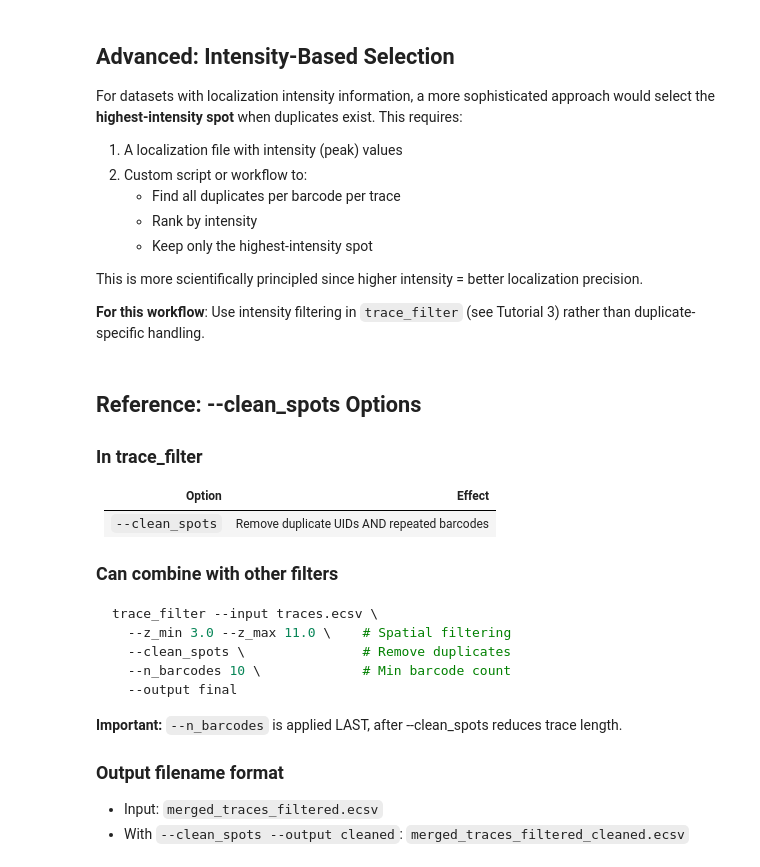
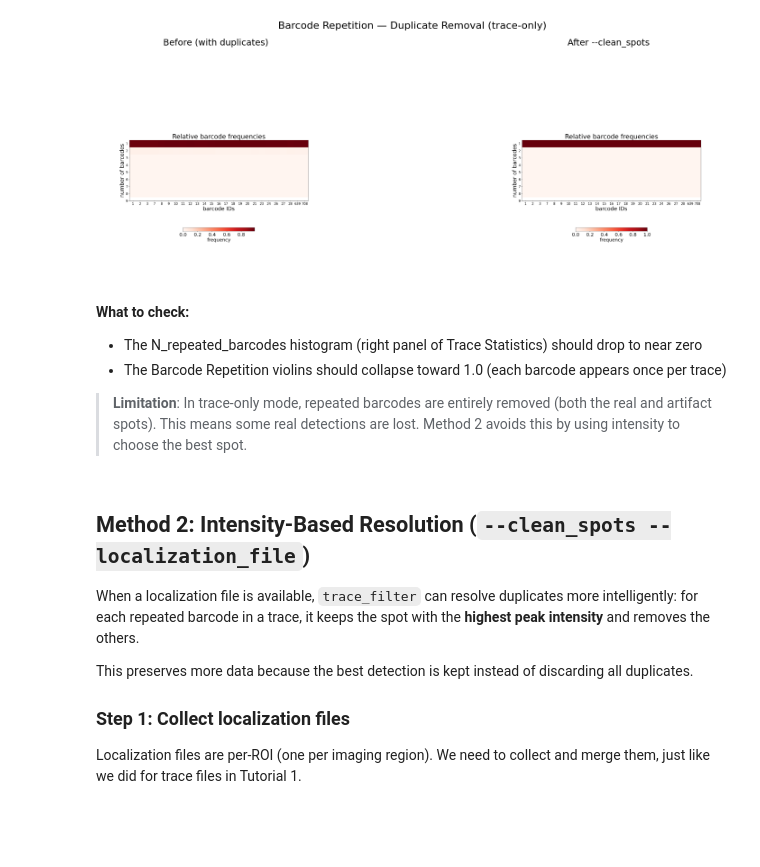
Before and after one commit to pyHi-M/traceratops, a Jupyter notebook: docs/source/tutorials/tutorial_04_filter_duplicates.ipynb, the cells around one changed output. Cells and saved outputs as stored; diff of their text form; code cells hidden in the pictures; blank space fills up the shorter version.

Commit message:
Refactor tutorial_04

````diff
--- a/docs/source/tutorials/tutorial_04_filter_duplicates.ipynb
+++ b/docs/source/tutorials/tutorial_04_filter_duplicates.ipynb
@@ -146,39 +113,34 @@ The `--clean_spots` flag removes:
+# %%
+# Before vs after: Barcode Repetition Frequencies
+before = f"{dest_path}/merged_traces_relative_barcode_frequencies.png"
+after = f"{dest_path}/merged_traces_cleaned_relative_barcode_frequencies.png"
+
+fig, axes = plt.subplots(1, 2, figsize=(20, 6))
+for ax, f, title in zip(axes, [before, after],
+                         ["Before (with duplicates)", "After --clean_spots"]):
+    ax.imshow(mpimg.imread(f))
+    ax.set_title(title, fontsize=14)
+    ax.axis('off')
+fig.suptitle("Barcode Repetition — Duplicate Removal (trace-only)", fontsize=16)
+plt.tight_layout()
+plt.show()
+# %% [output]
+[figure, added]
 # %% [markdown]
-## Advanced: Intensity-Based Selection
+**What to check:**
+- The N_repeated_barcodes histogram (right panel of Trace Statistics) should drop to near zero
+- The Barcode Repetition violins should collapse toward 1.0 (each barcode appears once per trace)
 
-For datasets with localization intensity information, a more sophisticated approach would select the **highest-intensity spot** when duplicates exist. This requires:
-
-1. A localization file with intensity (peak) values
-2. Custom script or workflow to:
-   - Find all duplicates per barcode per trace
-   - Rank by intensity
-   - Keep only the highest-intensity spot
-
-This is more scientifically principled since higher intensity = better localization precision.
-
-**For this workflow**: Use intensity filtering in `trace_filter` (see Tutorial 3) rather than duplicate-specific handling.
+> **Limitation**: In trace-only mode, repeated barcodes are entirely removed (both the real and artifact spots). This means some real detections are lost. Method 2 avoids this by using intensity to choose the best spot.
 # %% [markdown]
-## Reference: --clean_spots Options
+## Method 2: Intensity-Based Resolution (`--clean_spots --localization_file`)
 
-### In trace_filter
+When a localization file is available, `trace_filter` can resolve duplicates more intelligently:
+for each repeated barcode in a trace, it keeps the spot with the **highest peak intensity** and removes the others.
 
-| Option | Effect |
-|--------|--------|
-| `--clean_spots` | Remove duplicate UIDs AND repeated barcodes |
+This preserves more data because the best detection is kept instead of discarding all duplicates.
 
-### Can combine with other filters
+### Step 1: Collect localization files
 
-```bash
-trace_filter --input traces.ecsv \
-  --z_min 3.0 --z_max 11.0 \    # Spatial filtering
-  --clean_spots \               # Remove duplicates
-  --n_barcodes 10 \             # Min barcode count
-  --output final
-```
-
-**Important:** `--n_barcodes` is applied LAST, after --clean_spots reduces trace length.
-
-### Output filename format
-
-- Input: `merged_traces_filtered.ecsv`
-- With `--clean_spots --output cleaned`: `merged_traces_filtered_cleaned.ecsv`
+Localization files are per-ROI (one per imaging region). We need to collect and merge them,
+just like we did for trace files in Tutorial 1.
````
Also changed, not shown: parts of 29 cells of this notebook, 1 other file.
